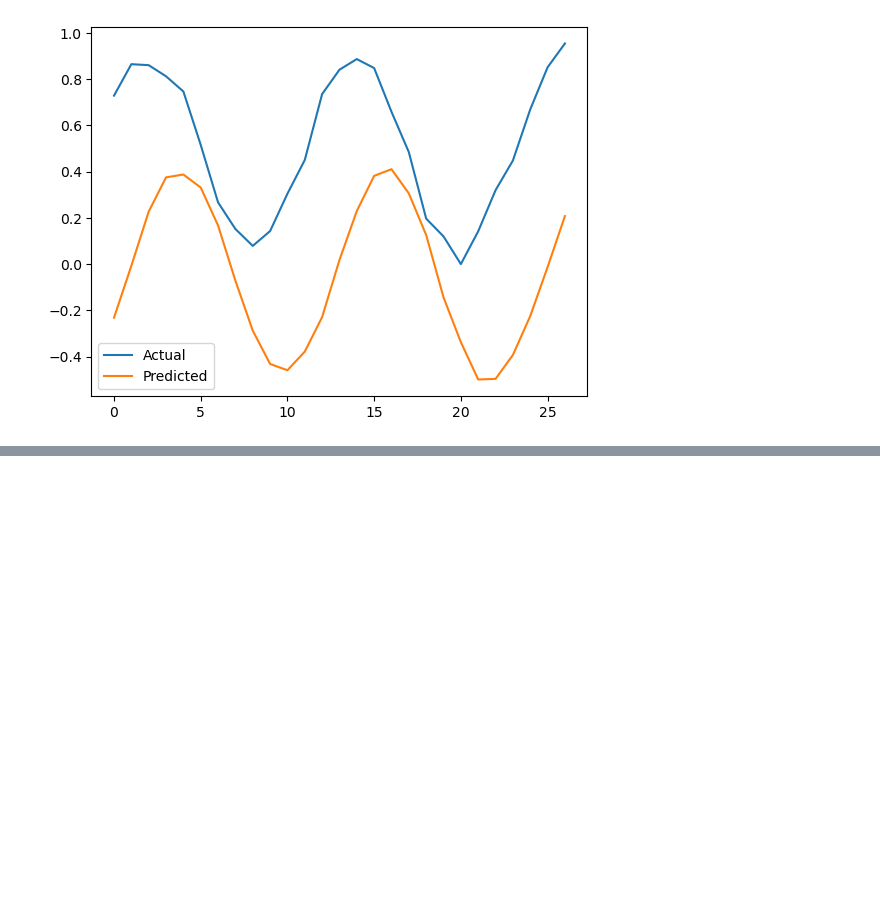
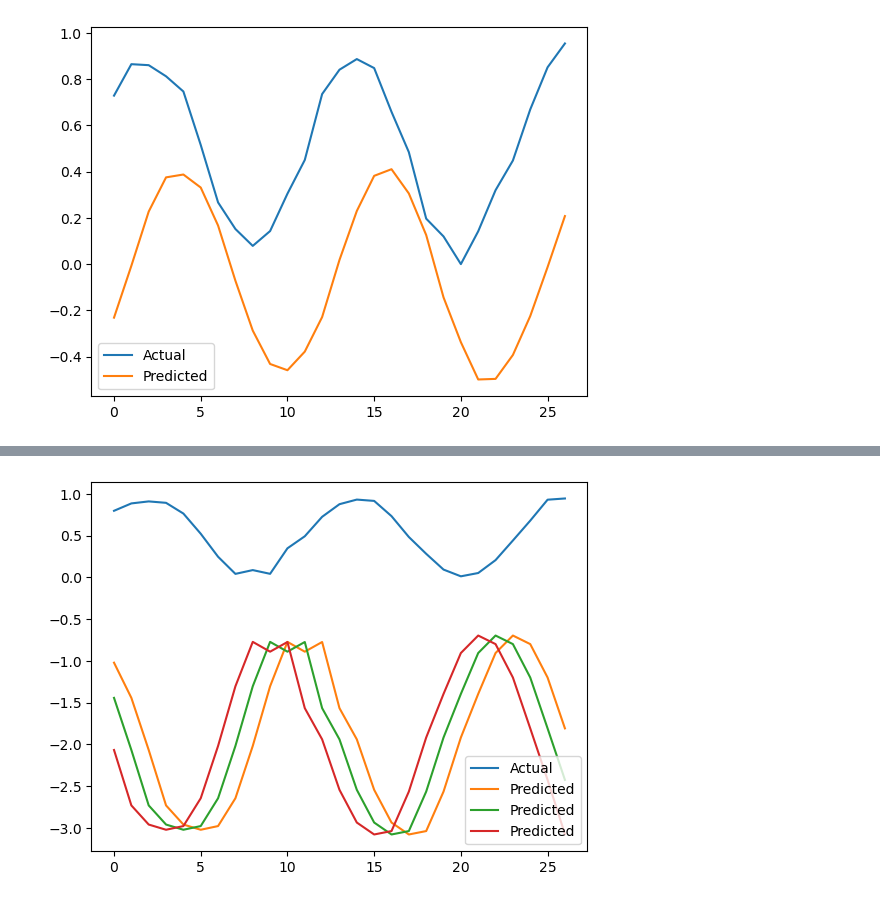
Before and after one commit to dtrad/chatGPTcodes, a Jupyter notebook: timeseries.ipynb, the cells around one changed output, grey strips where cells are left out. Saved outputs shown, nothing was run; the diff lists cells and outputs as text; code cells hidden in the pictures; blank space fills up the shorter version.

```diff
--- a/timeseries.ipynb
+++ b/timeseries.ipynb
@@ -150,0 +213,29 @@ Epoch 50/50
+# %%
+# build a transformer model (in progress, this keras version does not have a Transformer layer)
+model = tf.keras.Sequential([
+    tf.keras.layers.Input(shape=(time_steps, 1)),
+    #tf.keras.layers.Transformer(num_layers=2, d_model=32, num_heads=2, activation='relu'),
+    tf.keras.layers.Dense(1)
+])
+
+# compile the model
+model.compile(optimizer=tf.keras.optimizers.Adam(learning_rate=0.001),
+              loss='mean_squared_error')
+
+# train the model
+history = model.fit(X_train, y_train, epochs=50, batch_size=16,
+                    validation_split=0.1, verbose=1)
+
+# make predictions on the test data
+y_pred = model.predict(X_test)
+y_pred=y_pred.squeeze()
+# unscale the predicted and actual values
+y_pred = scaler.inverse_transform(y_pred)
+y_test = scaler.inverse_transform(y_test)
+
+# plot the actual and predicted values
+plt.plot(test_data[time_steps:], label='Actual')
+plt.plot(y_pred, label='Predicted')
+plt.legend()
+plt.show()
+# %% [output]
@@ -150,0 +259 @@ Epoch 50/50
+[figure, added]
```
Also changed, not shown: parts of 5 cells of this notebook.
